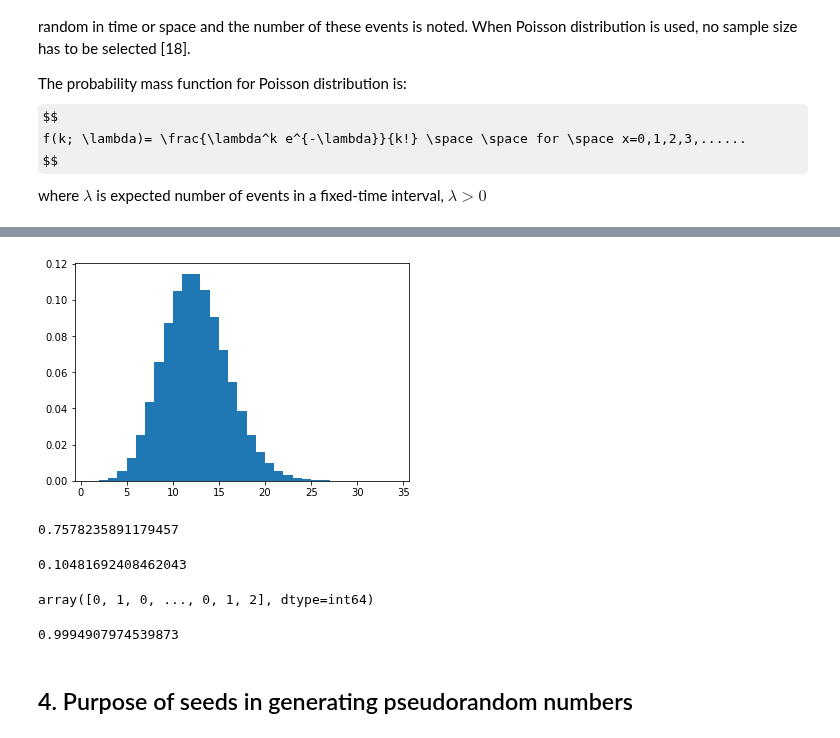
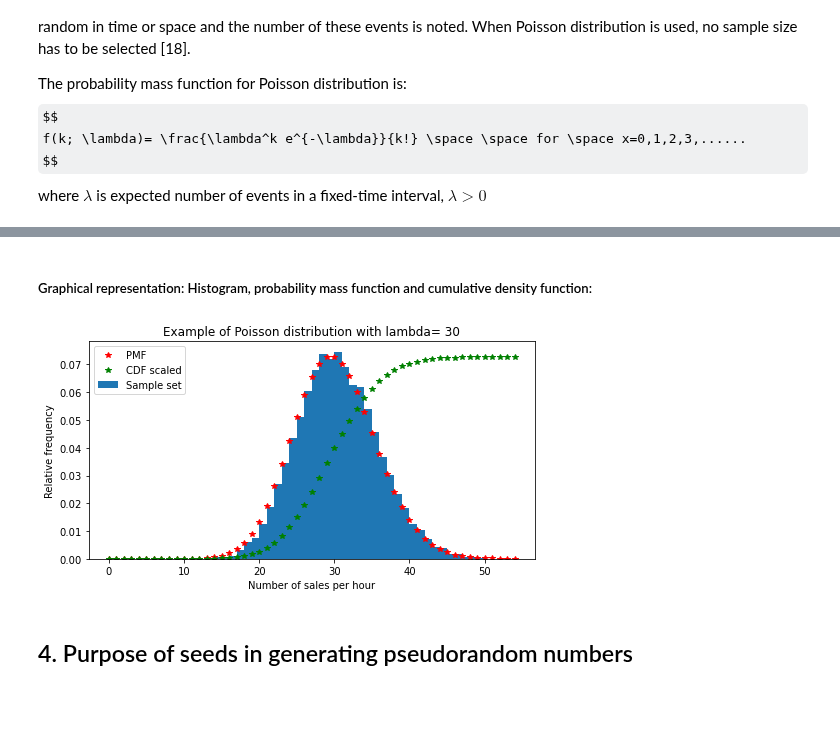
Before and after one commit to przemekbil/PfDA_2021, a Jupyter notebook: Assignments/Assignment.ipynb, the cells around one changed output, grey strips where cells are left out. Cells and saved outputs as stored; diff of their text form; code cells hidden in the pictures; some formulas as TeX source; blank space fills up the shorter version.

Commit message:
Theory, usae case and graphic representation addod to Poisson

```diff
--- a/Assignments/Assignment.ipynb
+++ b/Assignments/Assignment.ipynb
@@ -629,18 +645,29 @@ where $\lambda$ is expected number of events in a fixed-time interval, $\lambda>
 # %%
-lam = 12  # number of successes (positive reviews) +1, number of failures (negative reviews) +1
-exp_set = rng.poisson(lam, 10000000)
+lam = 30  # expected (mean) number of sells per hour
+exp_set = rng.poisson(lam, 10000)
+# %% [markdown]
+##### Graphical representation: Histogram, probability mass function and cumulative density function: <br>
 # %%
 # Add the histogram to the plot
-x = np.arange(1, exp_set.max()+1)
+x = np.arange(0, exp_set.max()+1)
 count, bins, ignored = plt.hist(exp_set, x, density=True, label='Sample set')
+
+# calculate PMF and CDF values
+y = poisson.pmf(x, lam)
+y2 = poisson.cdf(x, lam)
+
+# Add the PDF and CDF to the plot
+plt.plot(x, y, 'r*', label='PMF')
+# CDF values run from 0 to 1. Multyplying it's values by the max of PDF to match their heights on the plot
+plt.plot(x, y2*y.max(), 'g*', label='CDF scaled')
+
+# Plot's parameters
+plt.rcParams["figure.figsize"] = [8, 4]
+plt.xlabel('Number of sales per hour')
+plt.ylabel('Relative frequency')
+plt.title('Example of Poisson distribution with lambda= {}'.format(lam))
+plt.legend()
+
 plt.show()
 # %% [output]
-[figure, old version]
+[figure, new version]
-# %%
-count[9:50].sum()
-# %% [output]
-0.7578235891179457
-# %%
-count[9]
-# %% [output]
-0.10481692408462043
@@ -650,11 +674,3 @@ exp_set = rng.poisson(lam, 10000000)
-# %%
-exp_set
-# %% [output]
-array([0, 1, 0, ..., 0, 1, 2], dtype=int64)
-# %%
-count[2:60].sum()
-# %% [output]
-0.9994907974539873
 # %% [markdown]
 <a id="par4"></a>
 ## 4. Purpose of seeds in generating pseudorandom numbers
```
Also changed, not shown: parts of 3 cells of this notebook.
